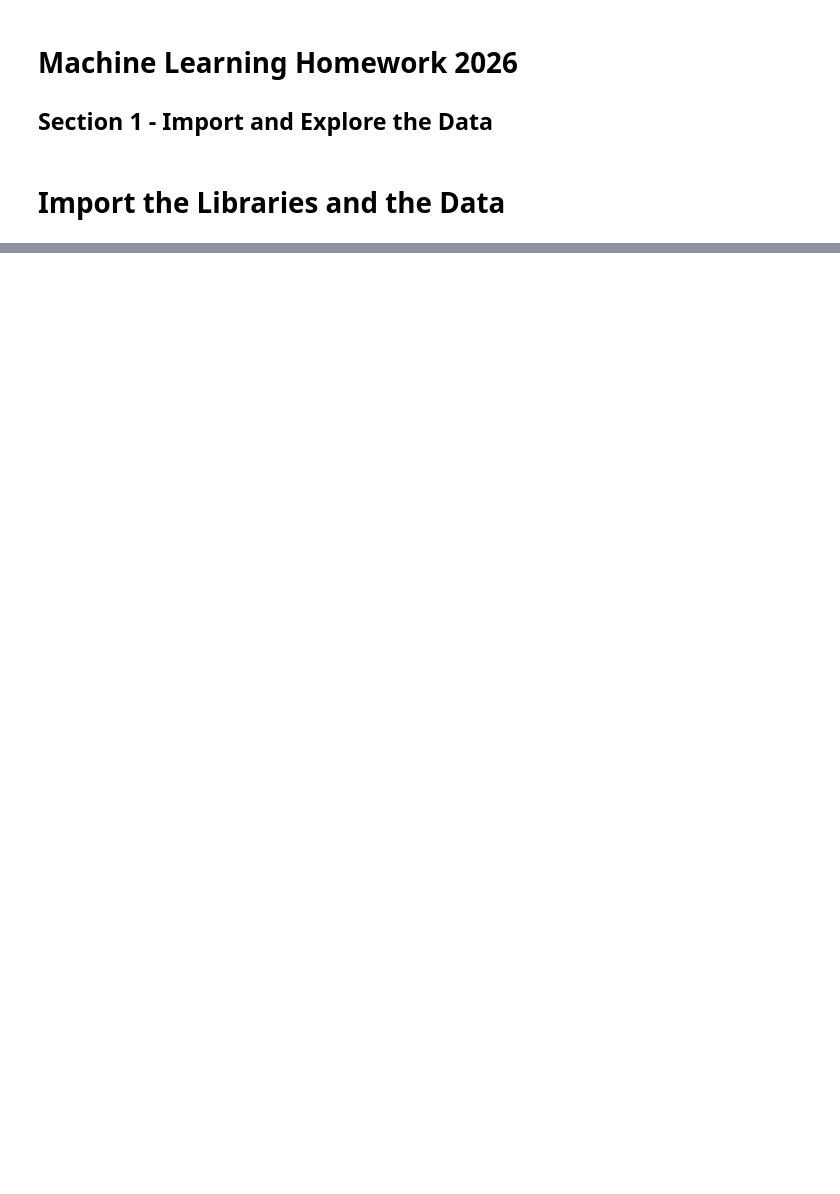
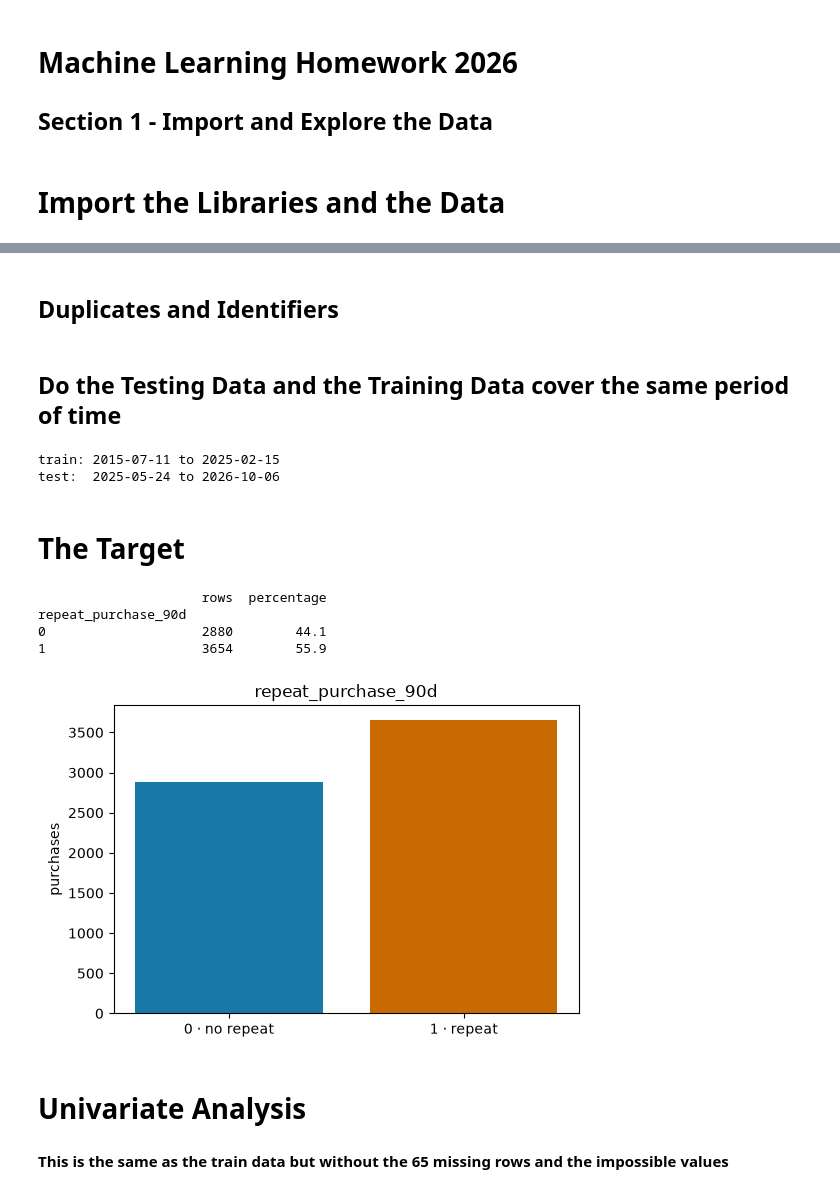
Before and after one commit to GoncaloGouveia04/ML_Project, a Jupyter notebook: notebooks/Exploration_notebook.ipynb, the cells around one changed output, grey strips where cells are left out. Drawn from its saved outputs; the diff is of its cells as text; code cells hidden in the pictures; blank space fills up the shorter version.

```diff
--- a/notebooks/Exploration_notebook.ipynb
+++ b/notebooks/Exploration_notebook.ipynb
@@ -8,15 +8,8 @@ import numpy as np
 import pandas as pd
 import matplotlib.pyplot as plt
 import seaborn as sns
-from pathlib import Path
 
-# ---- configuration (shared conventions of the group) ----
-DATA_DIR = Path("data")
-if not DATA_DIR.exists():
-    DATA_DIR = Path("../data")
-TARGET = "repeat_purchase_90d"
-RANDOM_STATE = 42
 
-pd.set_option("display.max_columns", None)
-pd.set_option("display.width", 200)
-sns.set_theme(style="whitegrid")
+FIGSIZE = (10, 6)
+PLOT_BLUE, PLOT_ORANGE = "#1779A8", "#C96A00"
+CLASS_COLOURS = {0: PLOT_BLUE, 1: PLOT_ORANGE}
@@ -31,0 +16,7 @@ TypeError: unsupported operand type(s) for /: 'str' and 'str'
+# %%
+# `ID` identifies the row, so it goes in the index rather than sitting among
+# the columns a model could be handed by accident.
+train = pd.read_csv("../data/train.csv", index_col="ID")
+
+print(f"{train.shape[0]:,} rows x {train.shape[1]} columns, indexed by ID")
+train.head()
@@ -31,0 +78,11 @@ TypeError: unsupported operand type(s) for /: 'str' and 'str'
+# %%
+train["purchase_date"] = pd.to_datetime(train["purchase_date"])
+test["purchase_date"] = pd.to_datetime(test["purchase_date"])
+
+target = "repeat_purchase_90d"
+categorical = ["payment_type", "salesperson", "commercial_zone",
+               "transport_method", "warehouse", "document_series"]
+numeric = [c for c in train.select_dtypes("number").columns
+           if c not in [target, "customer_id"]]
+
+print(len(numeric), "numeric columns and", len(categorical), "categorical columns")
@@ -31,0 +194,2 @@ TypeError: unsupported operand type(s) for /: 'str' and 'str'
+# %% [markdown]
+## Duplicates and Identifiers
@@ -31,0 +200,28 @@ TypeError: unsupported operand type(s) for /: 'str' and 'str'
+# %% [markdown]
+## Do the Testing Data and the Training Data cover the same period of time
+# %%
+print("train:", train["purchase_date"].min().date(), "to", train["purchase_date"].max().date())
+print("test: ", test["purchase_date"].min().date(), "to", test["purchase_date"].max().date())
+# %% [output]
+train: 2015-07-11 to 2025-02-15
+test:  2025-05-24 to 2026-10-06
+# %% [markdown]
+# The Target
+# %%
+balance = train[target].value_counts().sort_index()
+print(balance.to_frame("rows").assign(percentage=(100 * balance / len(train)).round(1)))
+
+fig, ax = plt.subplots(figsize=(6, 4))
+ax.bar(["0 · no repeat", "1 · repeat"], balance.values, color=[PLOT_BLUE, PLOT_ORANGE])
+ax.set(ylabel="purchases", title="repeat_purchase_90d")
+plt.show()
+# %% [output]
+                     rows  percentage
+repeat_purchase_90d
+0                    2880        44.1
+1                    3654        55.9
+[figure, added]
+# %% [markdown]
+# Univariate Analysis
+# %% [markdown]
+**This is the same as the train data but without the 65 missing rows and the impossible values**
```
Also changed, not shown: parts of 42 cells of this notebook.
